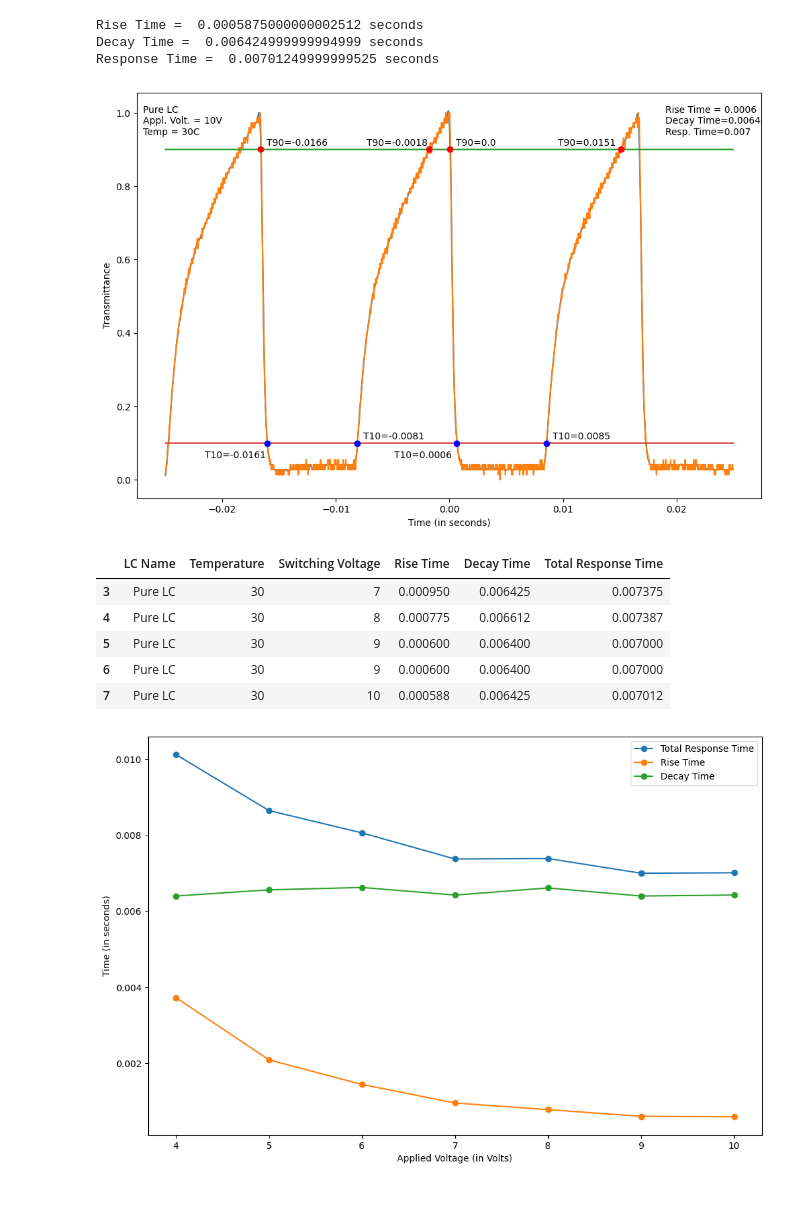
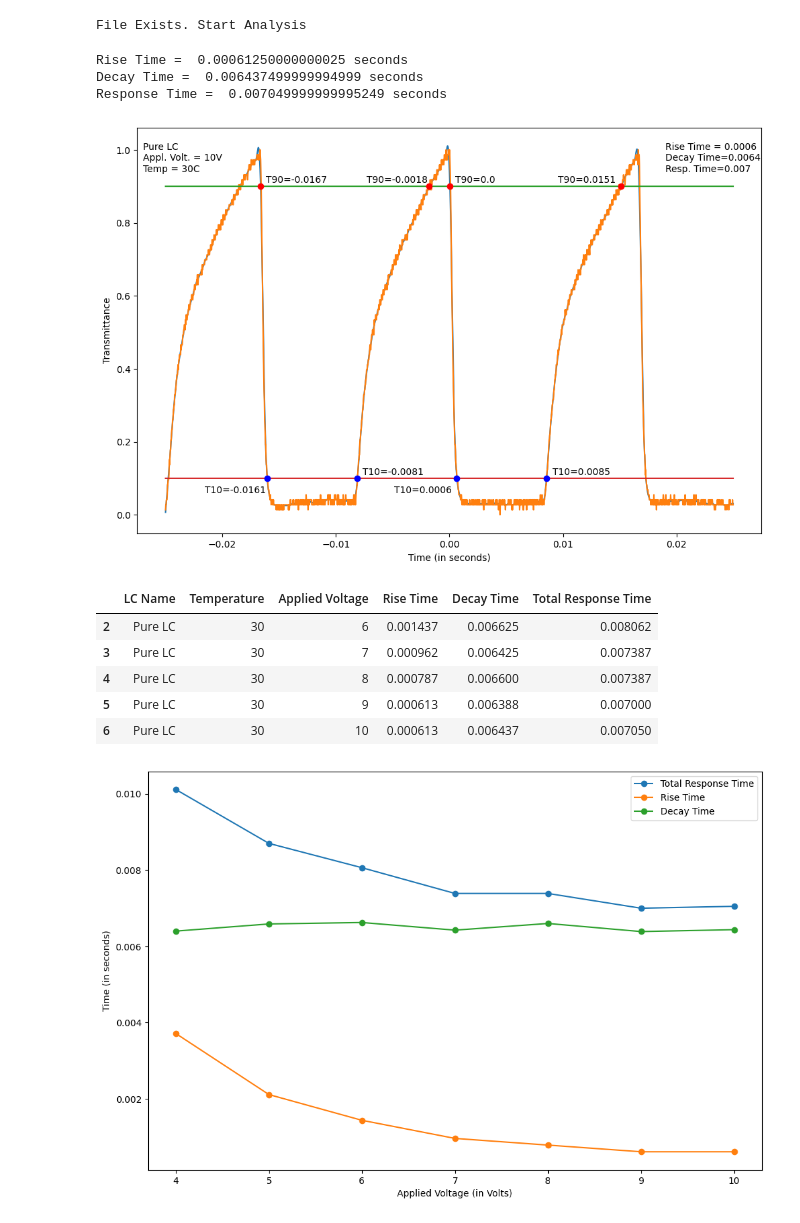
Before and after one commit to avi1299/LC_Analysis, a Jupyter notebook: Analyser.ipynb, the cells around one changed output. Drawn from its saved outputs; the diff is of its cells as text; code cells hidden in the pictures.

Commit message:
Now the notebook creates output folder automatically. Changed Switching Voltage to Applied Voltage Check for existance of files implemented

```diff
--- a/Analyser.ipynb
+++ b/Analyser.ipynb
@@ -10,27 +9,43 @@ results= pd.DataFrame(columns = ['LC Name', 'Temperature', 'Switching Voltage','
+# %%
+#Run this to reset the results
+results= pd.DataFrame(columns = ['LC Name', 'Temperature', 'Applied Voltage','Rise Time','Decay Time','Total Response Time'])
 # %%
 #Loading the data
 path="/home/avinash/Liquid_Crystal_Analysis/data/Batch1" #Enter Loaction WHere CSV data is kept
 
 #temp= str(input("Enter Temperature: ")) #If you have a fixed value of temp, then comment this line and uncomment the next line after giving value
 temp =str(30)
-voltage=str(input("Enter Voltage: "))
-final_path=path+"/"+temp+"_"+voltage+"_2.csv"
 name_of_LC="Pure LC"# Change this to show type of LC
+try :
+    if not os.path.exists(path + "/Analysis") :
+        os.mkdir (path + "/Analysis")
+    output_path=path+"/Analysis"
 
-df=pd.read_csv(final_path,skiprows=1)
+    voltage=str(input("Enter Voltage: "))
+    input_path=path+"/"+temp+"_"+voltage+"_2.csv"
+    df=pd.read_csv(input_path,skiprows=1)
+except :
+  print ("Incorrect CSV directory or filename")
+  exit(1)
+else:
+    print("File Exists. Start Analysis")
+
+df.describe()
 #df1=pd.read_csv("/home/avinash/Liquid_Crystal_Analysis/data/Batch1/30_8_1.csv",skiprows=1)
 #Normalizing the Volt to represent transmittance
 df.Volt=(df.Volt-df.Volt.min())/(df.Volt.max()-df.Volt.min())
 #df1.Volt=(df1.Volt-df1.Volt.min())/(df1.Volt.max()-df1.Volt.min())
+# %% [output]
+File Exists. Start Analysis
 # %%
 plt.figure(figsize=(12, 8), dpi=100, linewidth=0.1)
 plt.xlabel("Time (in seconds)")
 plt.ylabel("Transmittance")
 
-#Have set the window size as a constant = 25. If the number of intersections on
+#Have set the window size as a constant = 33. If the number of intersections on
 #the 0.9 line or 0.1 line are more than 6, then icncrease window size
-
-smooth=savgol_filter(df.Volt,25,2) #Creating a smoothened Curve us SavGol filter with window size 25
+window_size =33
+smooth=savgol_filter(df.Volt,window_size,2) #Creating a smoothened Curve us SavGol filter with window size 25
 
 plt.plot(df.second,smooth) #Printing the smooth curve
 plt.plot(df.second,df.Volt)#Printing the actual curve
@@ -41,7 +56,7 @@ plt.plot(df.second,0.1*np.ones(df.second.shape)) #Printing horizontal line at 0.
 #Finding position where the curve closses the 0.9 transmittance
 idx = np.argwhere(np.diff(np.sign(smooth - 0.9))).flatten()
 if(len(idx)!=6):
-    print("Error. Number of points greater than 6. Increase window size and retry")
+    print("Error in top. Number of points greater than 6. Increase window size and retry")
     exit(1)
 idx=idx[1:5] #Eliminating First and last points
 plt.plot(df.second[idx], 0.9*np.ones(idx.size), 'ro') #Plotting Points of intersection
@@ -54,7 +69,7 @@ for i in range(len(idx)):
 #Finding position where the curve closses the 0.1 transmittance
 idx = np.argwhere(np.diff(np.sign(smooth - 0.1))).flatten()
 if(len(idx)!=6):
-    print("Error. Number of points greater than 6. Increase window size and retry")
+    print("Error in bot. Number of points greater than 6. Increase window size and retry")
     exit(1)
 idx=idx[1:5] #Eliminating First and last points
 plt.plot(df.second[idx], 0.1*np.ones(idx.size), 'bo') #Plotting Points of intersection
@@ -78,21 +93,23 @@ plt.annotate(name_of_LC,xy=(-0.027,1))
 plt.annotate("Appl. Volt. = "+voltage+"V",xy=(-0.027,0.97))
 plt.annotate("Temp = "+temp+"C",xy=(-0.027,0.94))
 
-plt.savefig(path+"/"+temp+"_"+voltage+".jpg", dpi=300,bbox_inches='tight')
+plt.savefig(output_path+"/"+temp+"_"+voltage+".jpg", dpi=300,bbox_inches='tight')
 plt.show()
 # %% [output]
-Rise Time =  0.0005875000000002512 seconds
-Decay Time =  0.006424999999994999 seconds
-Response Time =  0.00701249999999525 seconds
+Rise Time =  0.00061250000000025 seconds
+Decay Time =  0.006437499999994999 seconds
+Response Time =  0.007049999999995249 seconds
 [figure]
 # %%
-results=results.append({'LC Name':name_of_LC, 'Temperature':temp, 'Switching Voltage':voltage,'Rise Time':rise_time,'Decay Time':decay_time,'Total Response Time': response_time},ignore_index=True)
+#If you are happy with the above results add it to the list. Execute this command to do that.
+
+results=results.append({'LC Name':name_of_LC, 'Temperature':temp, 'Applied Voltage':voltage,'Rise Time':rise_time,'Decay Time':decay_time,'Total Response Time': response_time},ignore_index=True)
 results.tail()
 # %% [output]
-|  | LC Name | Temperature | Switching Voltage | Rise Time | Decay Time | Total Response Time |
-| 3 | Pure LC | 30 | 7 | 0.000950 | 0.006425 | 0.007375 |
-| 4 | Pure LC | 30 | 8 | 0.000775 | 0.006612 | 0.007387 |
-| 5 | Pure LC | 30 | 9 | 0.000600 | 0.006400 | 0.007000 |
-| 6 | Pure LC | 30 | 9 | 0.000600 | 0.006400 | 0.007000 |
-| 7 | Pure LC | 30 | 10 | 0.000588 | 0.006425 | 0.007012 |
+|  | LC Name | Temperature | Applied Voltage | Rise Time | Decay Time | Total Response Time |
+| 2 | Pure LC | 30 | 6 | 0.001437 | 0.006625 | 0.008062 |
+| 3 | Pure LC | 30 | 7 | 0.000962 | 0.006425 | 0.007387 |
+| 4 | Pure LC | 30 | 8 | 0.000787 | 0.006600 | 0.007387 |
+| 5 | Pure LC | 30 | 9 | 0.000613 | 0.006388 | 0.007000 |
+| 6 | Pure LC | 30 | 10 | 0.000613 | 0.006437 | 0.007050 |
 # %%
@@ -100,12 +117,12 @@ results.to_csv(path+"/"+"Results.csv")
 # %%
 plt.figure(1,figsize=(12, 8), dpi=100, linewidth=0.1)
 plt.ylabel("Time (in seconds)")
 plt.xlabel("Applied Voltage (in Volts)")
-plt.plot(results['Switching Voltage'],results['Total Response Time'],'-o')
-plt.plot(results['Switching Voltage'],results['Rise Time'],'-o')
-plt.plot(results['Switching Voltage'],results['Decay Time'],'-o')
+plt.plot(results['Applied Voltage'],results['Total Response Time'],'-o')
+plt.plot(results['Applied Voltage'],results['Rise Time'],'-o')
+plt.plot(results['Applied Voltage'],results['Decay Time'],'-o')
 plt.legend(['Total Response Time','Rise Time','Decay Time'])
 plt.savefig(path+"/"+name_of_LC+"_"+temp+".jpg", dpi=300,bbox_inches='tight')
 plt.show()
 # %% [output]
-[figure, old version]
+[figure, new version]
```
Also changed, not shown: parts of 2 cells of this notebook, 17 other files.
